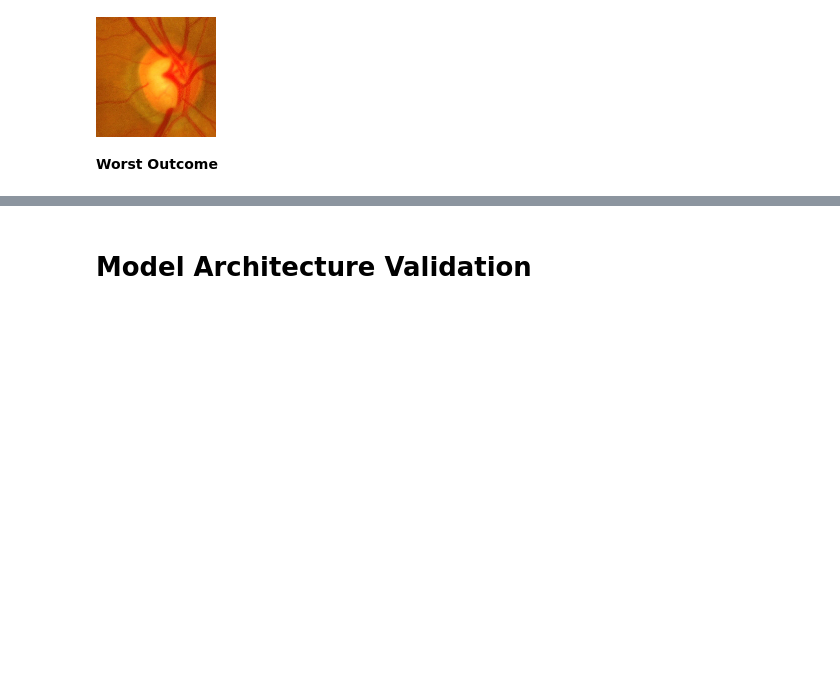
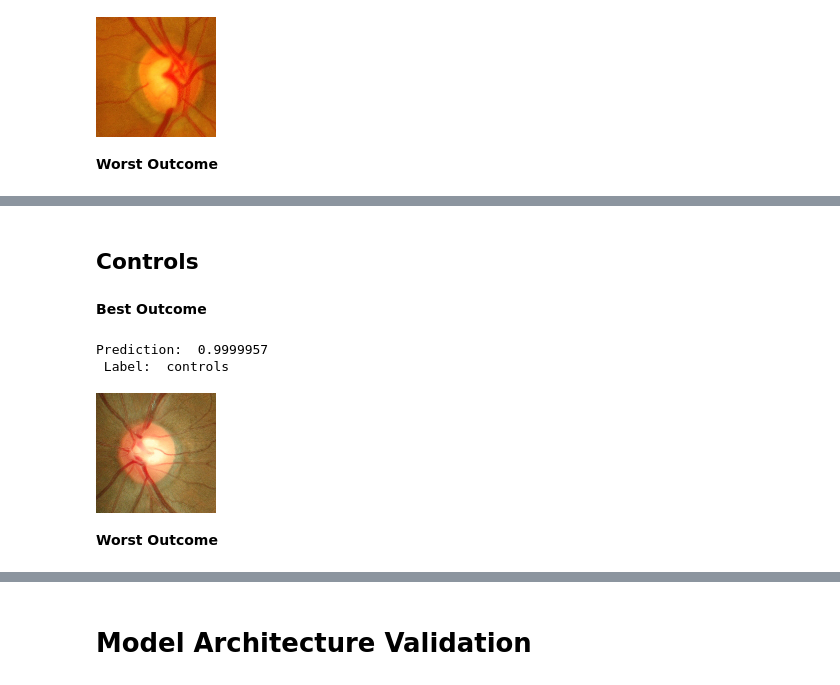
Before and after one commit to pmleffers/Glaucoma, a Jupyter notebook: Glaucoma Detector.ipynb, the cells around one changed output, grey strips where cells are left out. Drawn from its saved outputs; the diff is of its cells as text; code cells hidden in the pictures; blank space fills up the shorter version.

```diff
--- a/Glaucoma Detector.ipynb
+++ b/Glaucoma Detector.ipynb
@@ -977,0 +985,17 @@ Prediction:  0.012747012
+# %% [markdown]
+Controls
+------
+# %% [markdown]
+**Best Outcome**
+# %%
+# load an image from file
+image_row=91
+image = load_img(df.filepath[image_row], target_size=(img_height, img_width))
+print('Prediction: ',df.prediction[image_row],'\n','Label: ',df.label[image_row])
+image
+# %% [output]
+Prediction:  0.9999957
+ Label:  controls
+[figure, added]
+# %% [markdown]
+**Worst Outcome**
```
Also changed, not shown: parts of 4 cells of this notebook.
